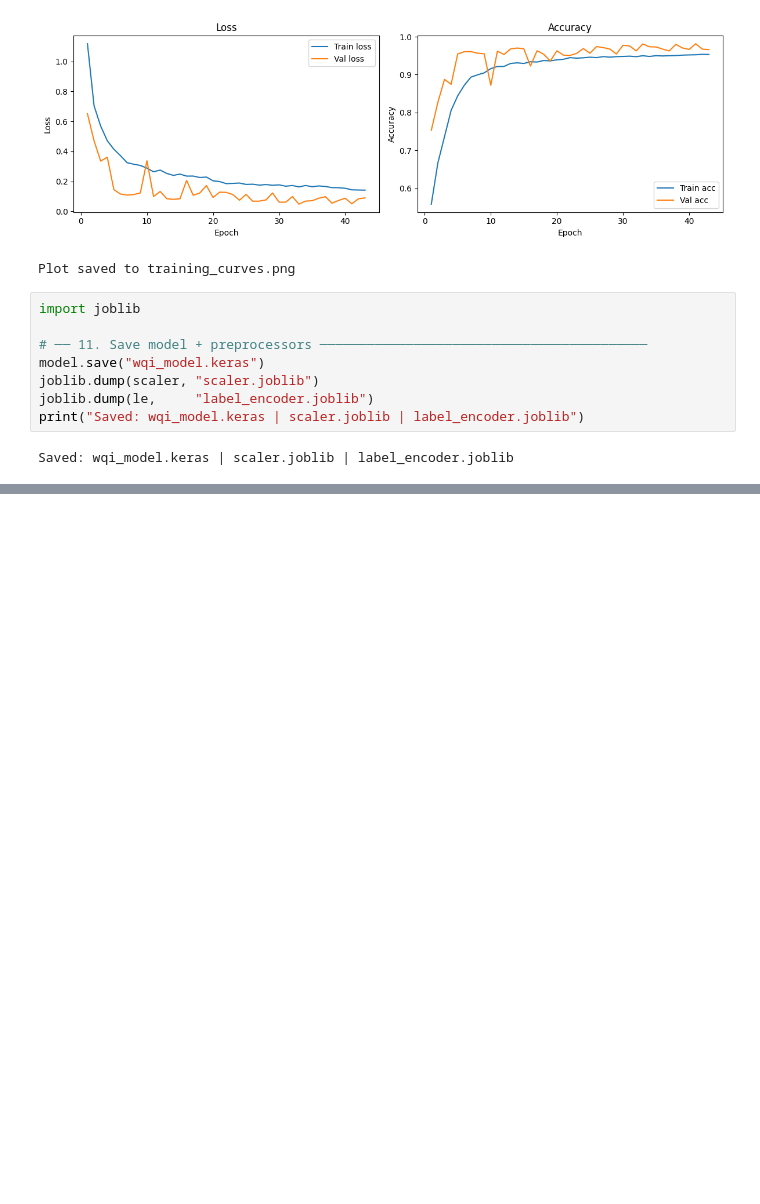
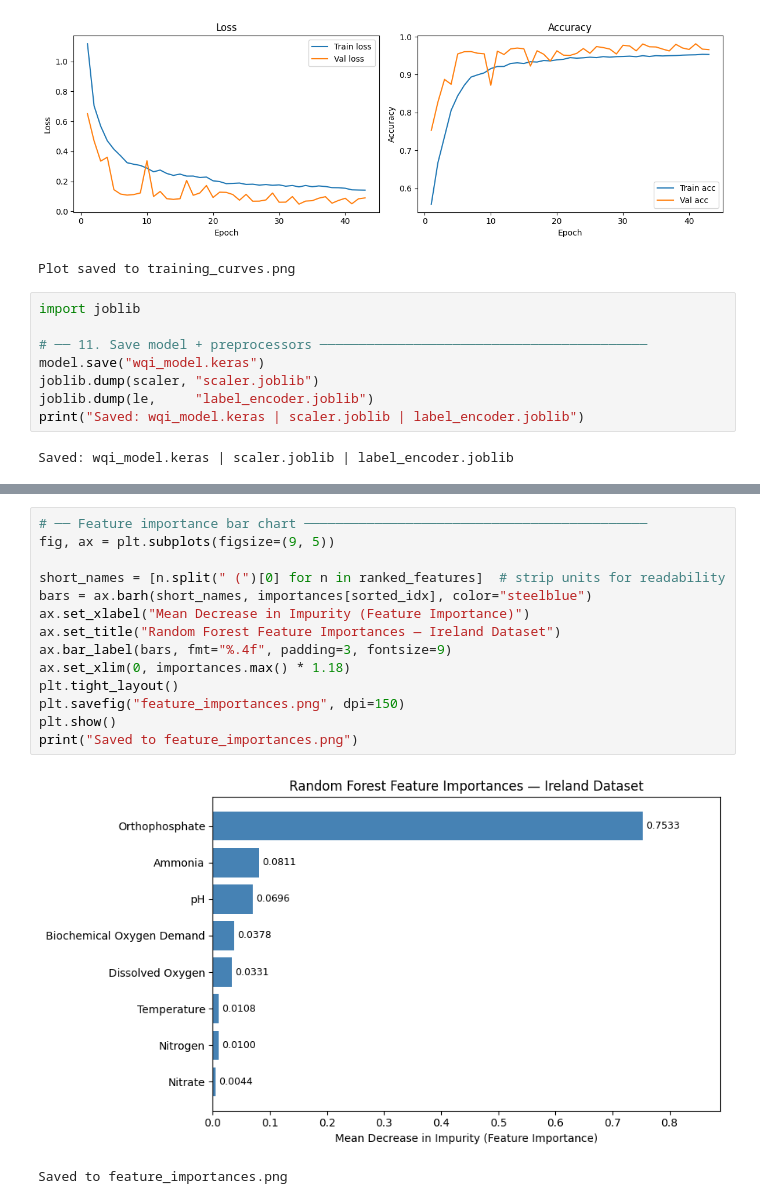
Before and after one commit to gecko1112/AIHWS-Project, a Jupyter notebook: main.ipynb, the cells around one changed output, grey strips where cells are left out. Saved outputs shown, nothing was run; the diff lists cells and outputs as text; blank space fills up the shorter version.

```diff
--- a/main.ipynb
+++ b/main.ipynb
@@ -239,0 +290,17 @@ Saved: wqi_model.keras | scaler.joblib | label_encoder.joblib
+# %%
+# ── Feature importance bar chart ────────────────────────────────────────────
+fig, ax = plt.subplots(figsize=(9, 5))
+
+short_names = [n.split(" (")[0] for n in ranked_features]  # strip units for readability
+bars = ax.barh(short_names, importances[sorted_idx], color="steelblue")
+ax.set_xlabel("Mean Decrease in Impurity (Feature Importance)")
+ax.set_title("Random Forest Feature Importances — Ireland Dataset")
+ax.bar_label(bars, fmt="%.4f", padding=3, fontsize=9)
+ax.set_xlim(0, importances.max() * 1.18)
+plt.tight_layout()
+plt.savefig("feature_importances.png", dpi=150)
+plt.show()
+print("Saved to feature_importances.png")
+# %% [output]
+[figure, added]
+Saved to feature_importances.png
```
Also changed, not shown: parts of 7 cells of this notebook, 13 other files.
